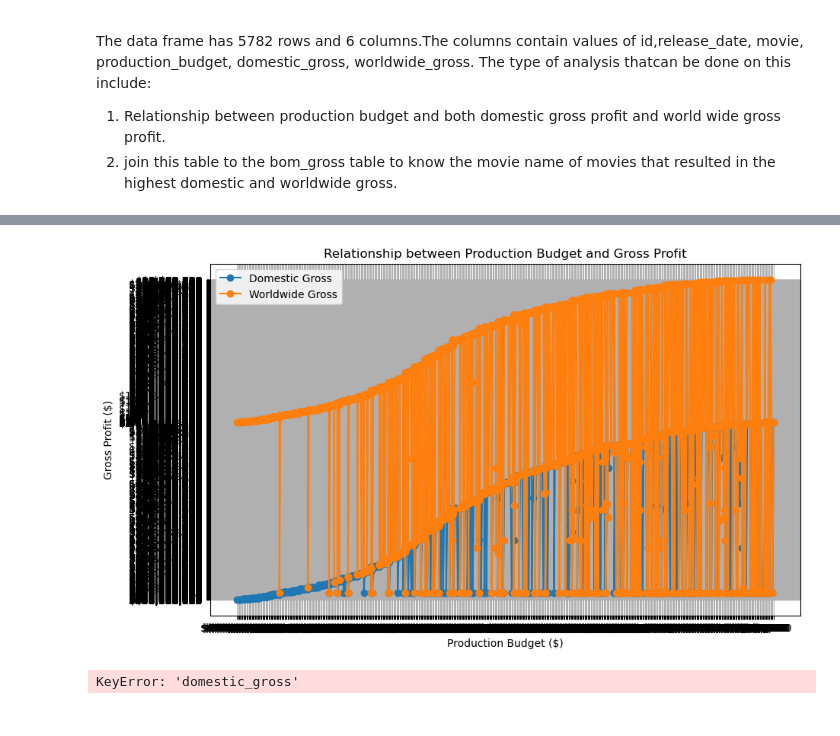
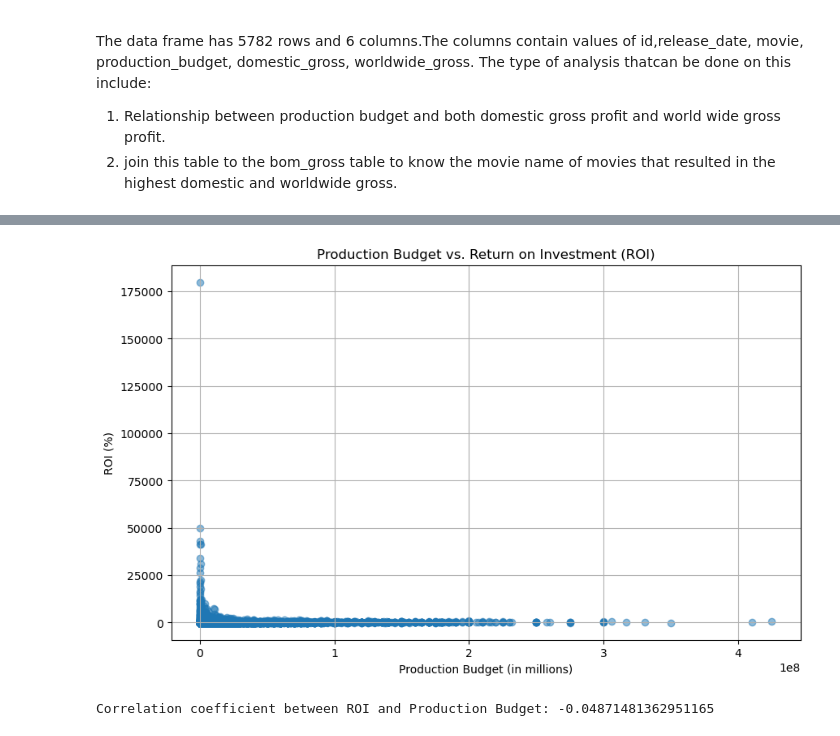
Before and after one commit to Nyabaga/Film-Fortune-Telling, a Jupyter notebook: student.ipynb, the cells around one changed output, grey strips where cells are left out. Cells and saved outputs as stored; diff of their text form; code cells hidden in the pictures.

```diff
--- a/student.ipynb
+++ b/student.ipynb
@@ -450,34 +368,37 @@ The data frame has 5782 rows and 6 columns.The columns contain values of id,rele
 # %%
+# Convert 'production_budget' and 'worldwide_gross' columns to numeric
+df_movie_budgets['production_budget'] = df_movie_budgets['production_budget'].replace('[\$,]', '', regex=True).astype(float)
+df_movie_budgets['worldwide_gross'] = df_movie_budgets['worldwide_gross'].replace('[\$,]', '', regex=True).astype(float)
+
+# Calculate ROI
+df_movie_budgets['ROI'] = ((df_movie_budgets['worldwide_gross'] - df_movie_budgets['production_budget']) / df_movie_budgets['production_budget']) * 100
+
+# Plotting
 plt.figure(figsize=(10, 6))
-
-# Plotting domestic gross profit
-plt.plot(df_movie_budgets['production_budget'], df_movie_budgets['domestic_gross'], label='Domestic Gross', marker='o')
-
-# Plotting worldwide gross profit
-plt.plot(df_movie_budgets['production_budget'], df_movie_budgets['worldwide_gross'], label='Worldwide Gross', marker='o')
-
-plt.title('Relationship between Production Budget and Gross Profit')
-plt.xlabel('Production Budget ($)')
-plt.ylabel('Gross Profit ($)')
-plt.legend()
+plt.scatter(df_movie_budgets['production_budget'], df_movie_budgets['ROI'], alpha=0.5)
+plt.title('Production Budget vs. Return on Investment (ROI)')
+plt.xlabel('Production Budget (in millions)')
+plt.ylabel('ROI (%)')
 plt.grid(True)
 plt.show()
 # %% [output]
-[figure, old version]
+[figure, new version]
-# %%
-# Assuming the join is based on movie title
-merged_data = pd.merge(df_movie_budgets, df_bom_gross, how='inner', left_on='movie', right_on='title')
-
-# Movie with the highest domestic gross
-highest_domestic_gross_movie = merged_data.loc[merged_data['domestic_gross'].idxmax()]
-
-# Movie with the highest worldwide gross
-highest_worldwide_gross_movie = merged_data.loc[merged_data['worldwide_gross'].idxmax()]
-
-print("Movie with the highest domestic gross:")
-print(highest_domestic_gross_movie[['movie', 'domestic_gross']])
-print()
-print("Movie with the highest worldwide gross:")
-print(highest_worldwide_gross_movie[['movie', 'worldwide_gross']])
-# %% [output]
-KeyError: 'domestic_gross'
+# %%
+import pandas as pd
+
+# Read the data
+df_movie_budgets = pd.read_csv("data/tn.movie_budgets.csv.gz")
+
+# Convert 'production_budget' and 'worldwide_gross' columns to numeric
+df_movie_budgets['production_budget'] = df_movie_budgets['production_budget'].replace('[\$,]', '', regex=True).astype(float)
+df_movie_budgets['worldwide_gross'] = df_movie_budgets['worldwide_gross'].replace('[\$,]', '', regex=True).astype(float)
+
+# Calculate ROI
+df_movie_budgets['ROI'] = ((df_movie_budgets['worldwide_gross'] - df_movie_budgets['production_budget']) / df_movie_budgets['production_budget']) * 100
+
+# Calculate the correlation coefficient
+correlation = df_movie_budgets['production_budget'].corr(df_movie_budgets['ROI'])
+
+print("Correlation coefficient between ROI and Production Budget:", correlation)
+# %% [output]
+Correlation coefficient between ROI and Production Budget: -0.04871481362951165
```
Also changed, not shown: parts of 47 cells of this notebook, 3 other files.
